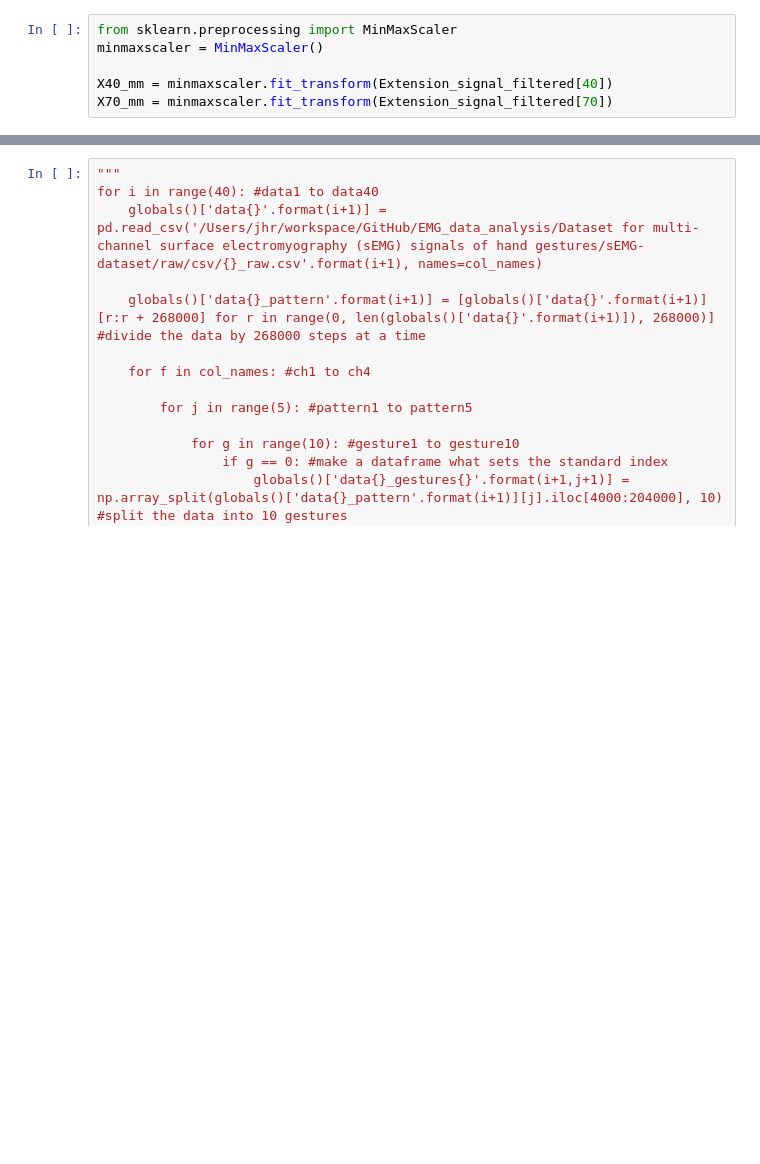
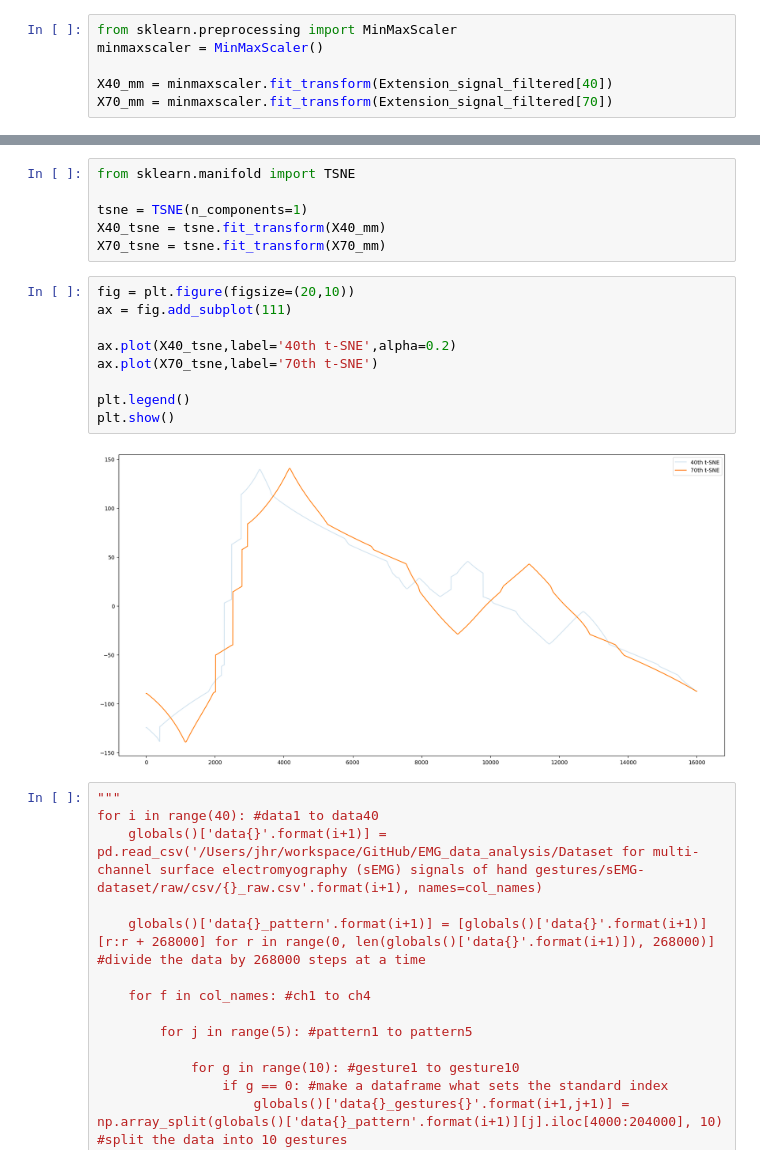
Before and after one commit to greedypelican/EMG_data_analysis, a Jupyter notebook: data_preprocessing.ipynb, the cells around one changed output, grey strips where cells are left out. Drawn from its saved outputs; the diff is of its cells as text; blank space fills up the shorter version.

```diff
--- a/data_preprocessing.ipynb
+++ b/data_preprocessing.ipynb
@@ -139,3 +164,20 @@ Using MinMaxScaler seems more suitable because the range of signal strength have
+# %%
+from sklearn.manifold import TSNE
+
+tsne = TSNE(n_components=1)
+X40_tsne = tsne.fit_transform(X40_mm)
+X70_tsne = tsne.fit_transform(X70_mm)
+# %%
+fig = plt.figure(figsize=(20,10))
+ax = fig.add_subplot(111)
+
+ax.plot(X40_tsne,label='40th t-SNE',alpha=0.2)
+ax.plot(X70_tsne,label='70th t-SNE')
+
+plt.legend()
+plt.show()
+# %% [output]
+[figure, added]
 # %%
 """
 for i in range(40): #data1 to data40
```
Also changed, not shown: parts of 16 cells of this notebook.
